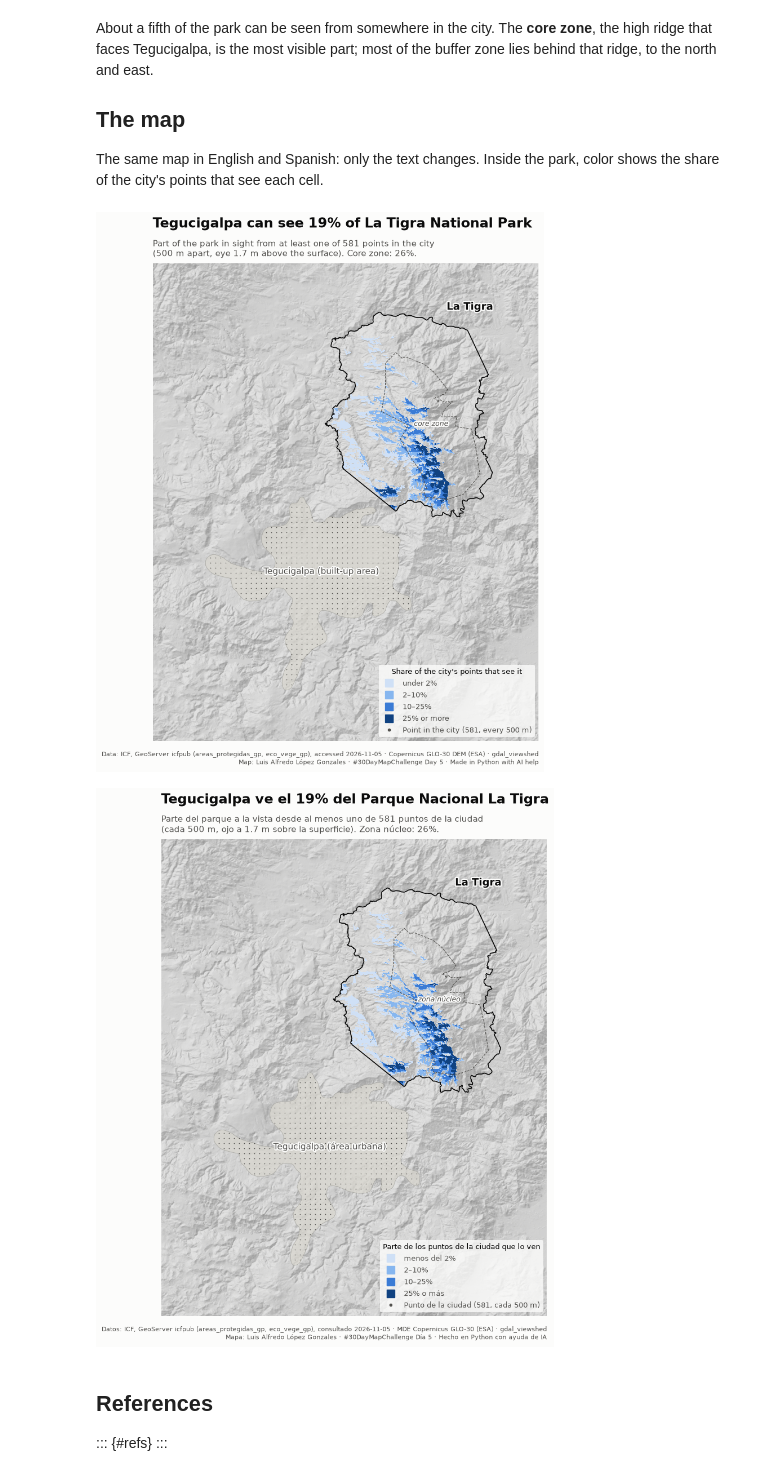
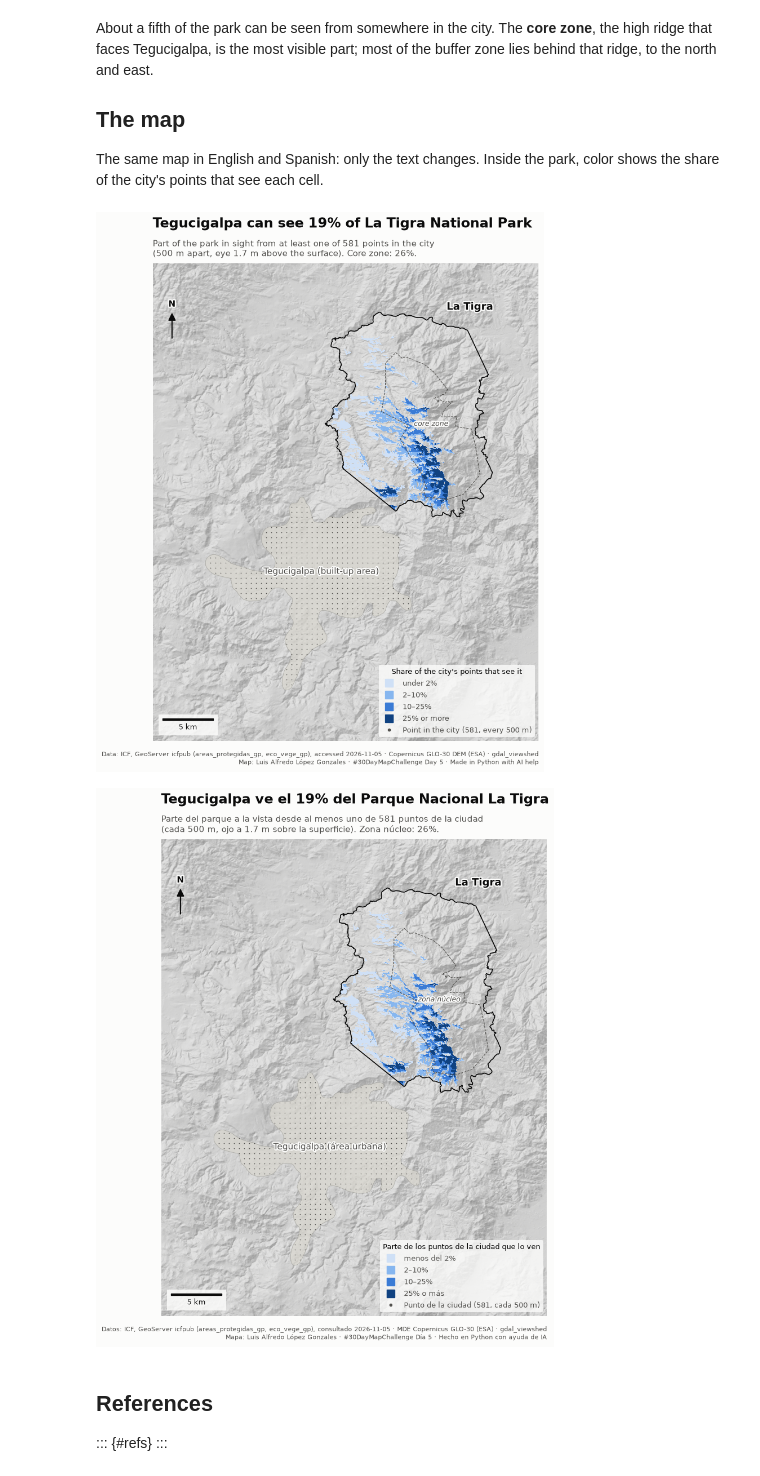
Before and after one commit to lalgonzales/30DaysChallenges, a Jupyter notebook: maps/2026/day05/sight.ipynb, the cells around one changed output. Cells and saved outputs as stored; diff of their text form; code cells hidden in the pictures.

```diff
--- a/maps/2026/day05/sight.ipynb
+++ b/maps/2026/day05/sight.ipynb
@@ -301,35 +305,37 @@ def draw_map(lang: str) -> plt.Figure:
         edgecolor="none",
         fontsize=9.5,
         title_fontsize=9.5,
         labelcolor=INK_2,
     )
     ax.text(
         1.0,
         -0.02,
         text["credits"],
         transform=ax.transAxes,
         ha="right",
         va="top",
         fontsize=8,
         color=INK_2,
     )
 
     ax.set_xlim(xlim)
     ax.set_ylim(ylim)
     ax.set_axis_off()
     ax.set_aspect("equal")
+    add_scale_bar(ax, loc="lower left", color=INK, background=SURFACE)
+    add_north_arrow(ax, xy=(0.05, 0.9), color=INK, halo=SURFACE)
     return fig
 
 
 for lang in TEXT:
     fig = draw_map(lang)
     fig.savefig(
         f"day05-sight-{lang}.png", dpi=200, bbox_inches="tight", facecolor=SURFACE
     )
 plt.show()
 # %% [output]
-[figure, old version]
+[figure, new version]
-[figure, old version]
+[figure, new version]
 # %% [markdown]
 ## References
 
```
Also changed, not shown: parts of 1 cell of this notebook, 8 other files.
